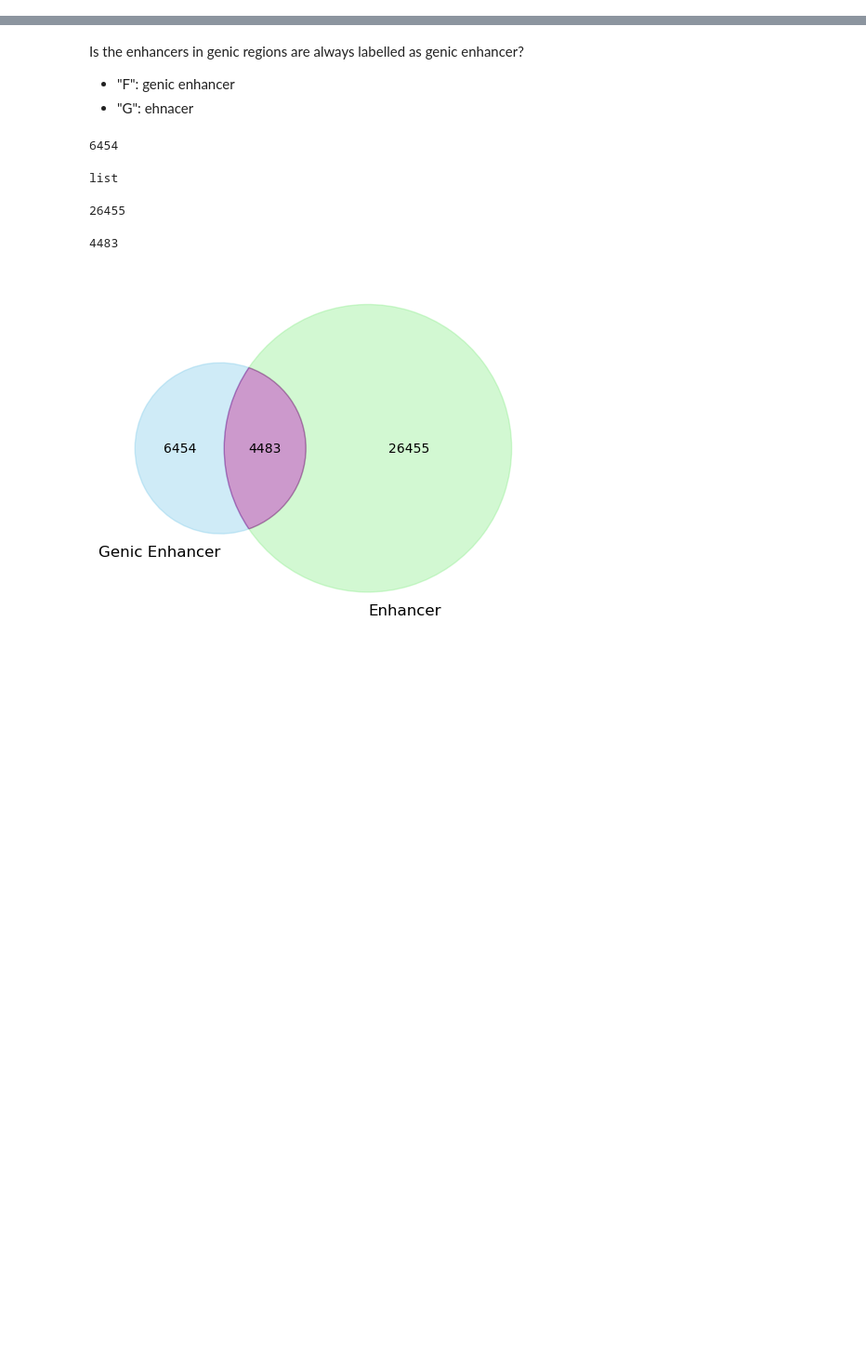
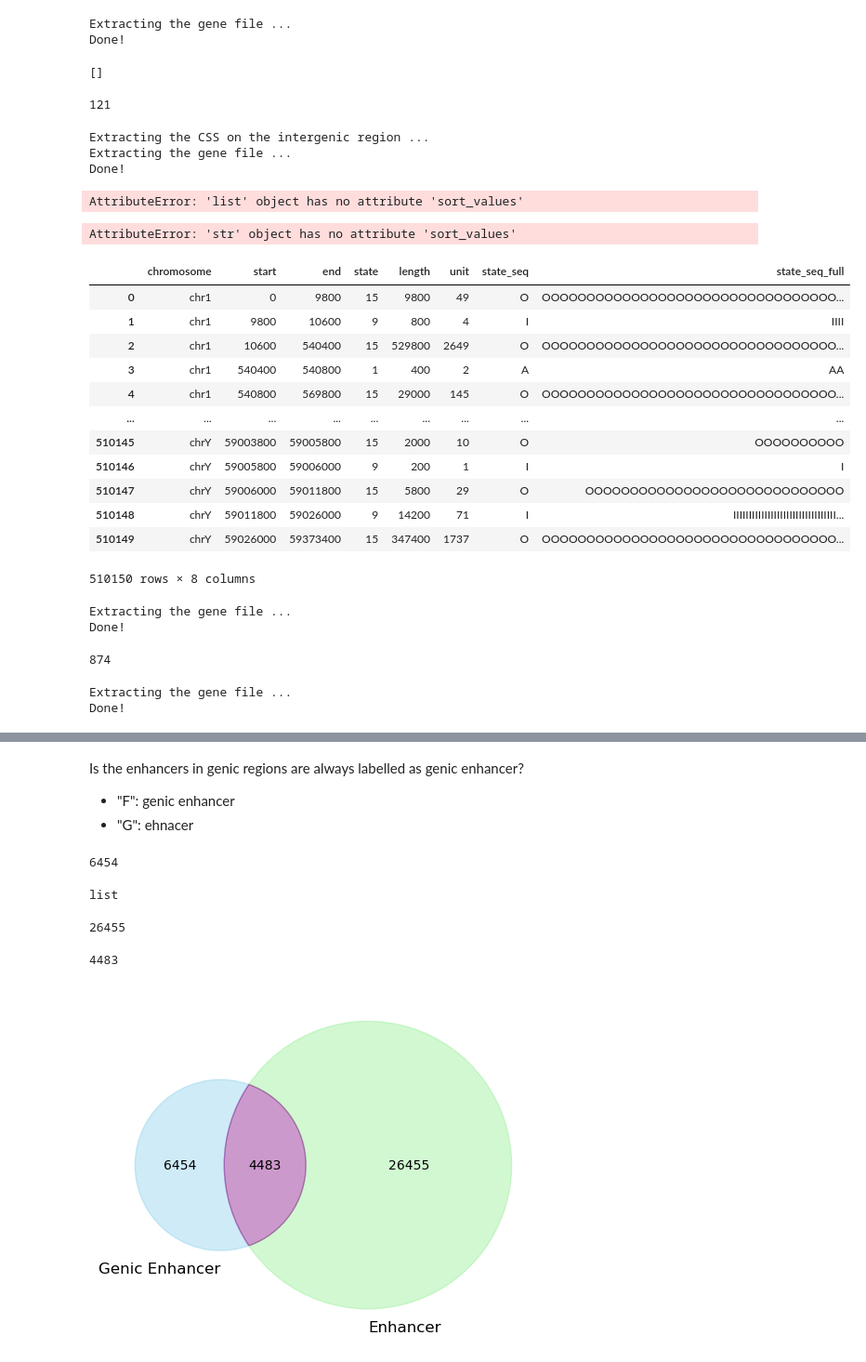
Before and after one commit to caocao0525/NSP, a Jupyter notebook: sandbox_absolutely.ipynb, the cells around one changed output, grey strips where cells are left out. Shown at 93% size. Cells and saved outputs as stored; diff of their text form; code cells hidden in the pictures; blank space fills up the shorter version.

```diff
--- a/sandbox_absolutely.ipynb
+++ b/sandbox_absolutely.ipynb
@@ -2,0 +153,8 @@ from css_utility import *
+# %%
+df = pd.DataFrame({
+    'TxStart': [1, 50, 120, 150, 170, 210, 250],
+    'TxEnd': [100, 120, 130, 170, 200, 220, 300]
+})
+
+new_df = merge_intervals(df)
+print(new_df)
@@ -2,0 +195,13 @@ from css_utility import *
+# %%
+new_gene_lst_all=gene_removeDupl(whole_gene_file='../database/RefSeq/RefSeq.WholeGene.bed')
+# %% [output]
+Extracting the gene file ...
+Done!
+# %%
+[i for i in new_gene_lst_all[0]["TxStart"]-new_gene_lst_all[0]["TxEnd"] if i >0]
+# %% [output]
+[]
+# %%
+len(new_gene_lst_all[-1])
+# %% [output]
+121
@@ -2,0 +259,27 @@ from css_utility import *
+# %%
+css_Ngene_lst_all=compNonGene2css_fixing(whole_gene_file,df)
+# %% [output]
+Extracting the CSS on the intergenic region ...
+Extracting the gene file ...
+Done!
+AttributeError: 'list' object has no attribute 'sort_values'
+# %%
+merge_intervals(whole_gene_file)
+# %% [output]
+AttributeError: 'str' object has no attribute 'sort_values'
+# %%
+df
+# %% [output]
+|  | chromosome | start | end | state | length | unit | state_seq | state_seq_full |
+| 0 | chr1 | 0 | 9800 | 15 | 9800 | 49 | O | OOOOOOOOOOOOOOOOOOOOOOOOOOOOOOOOO... |
+| 1 | chr1 | 9800 | 10600 | 9 | 800 | 4 | I | IIII |
+| 2 | chr1 | 10600 | 540400 | 15 | 529800 | 2649 | O | OOOOOOOOOOOOOOOOOOOOOOOOOOOOOOOOO... |
+| 3 | chr1 | 540400 | 540800 | 1 | 400 | 2 | A | AA |
+| 4 | chr1 | 540800 | 569800 | 15 | 29000 | 145 | O | OOOOOOOOOOOOOOOOOOOOOOOOOOOOOOOOO... |
+| ... | ... | ... | ... | ... | ... | ... | ... | ... |
+| 510145 | chrY | 59003800 | 59005800 | 15 | 2000 | 10 | O | OOOOOOOOOO |
+| 510146 | chrY | 59005800 | 59006000 | 9 | 200 | 1 | I | I |
+| 510147 | chrY | 59006000 | 59011800 | 15 | 5800 | 29 | O | OOOOOOOOOOOOOOOOOOOOOOOOOOOOO |
+| 510148 | chrY | 59011800 | 59026000 | 9 | 14200 | 71 | I | IIIIIIIIIIIIIIIIIIIIIIIIIIIIIIIII... |
+| 510149 | chrY | 59026000 | 59373400 | 15 | 347400 | 1737 | O | OOOOOOOOOOOOOOOOOOOOOOOOOOOOOOOOO... |
+510150 rows × 8 columns
@@ -2,0 +321,14 @@ from css_utility import *
+# %%
+css_gene_lst_all=compGene2css_fixed(whole_gene_file,df)
+# %% [output]
+Extracting the gene file ...
+Done!
+# %%
+len(css_gene_lst_all[3])
+# %% [output]
+874
+# %%
+css_gene_lst_all_old=compGene2css(whole_gene_file,df)
+# %% [output]
+Extracting the gene file ...
+Done!
```
Also changed, not shown: parts of 44 cells of this notebook, 4 other files.
